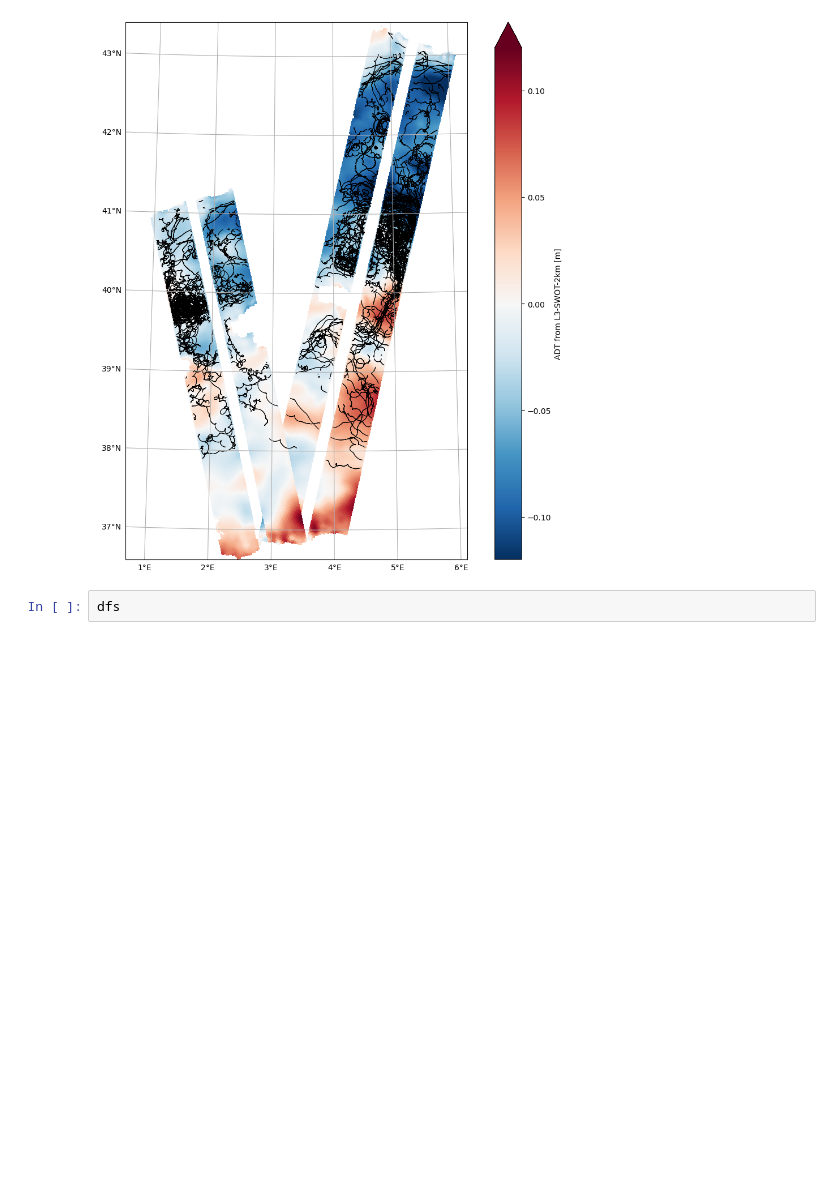
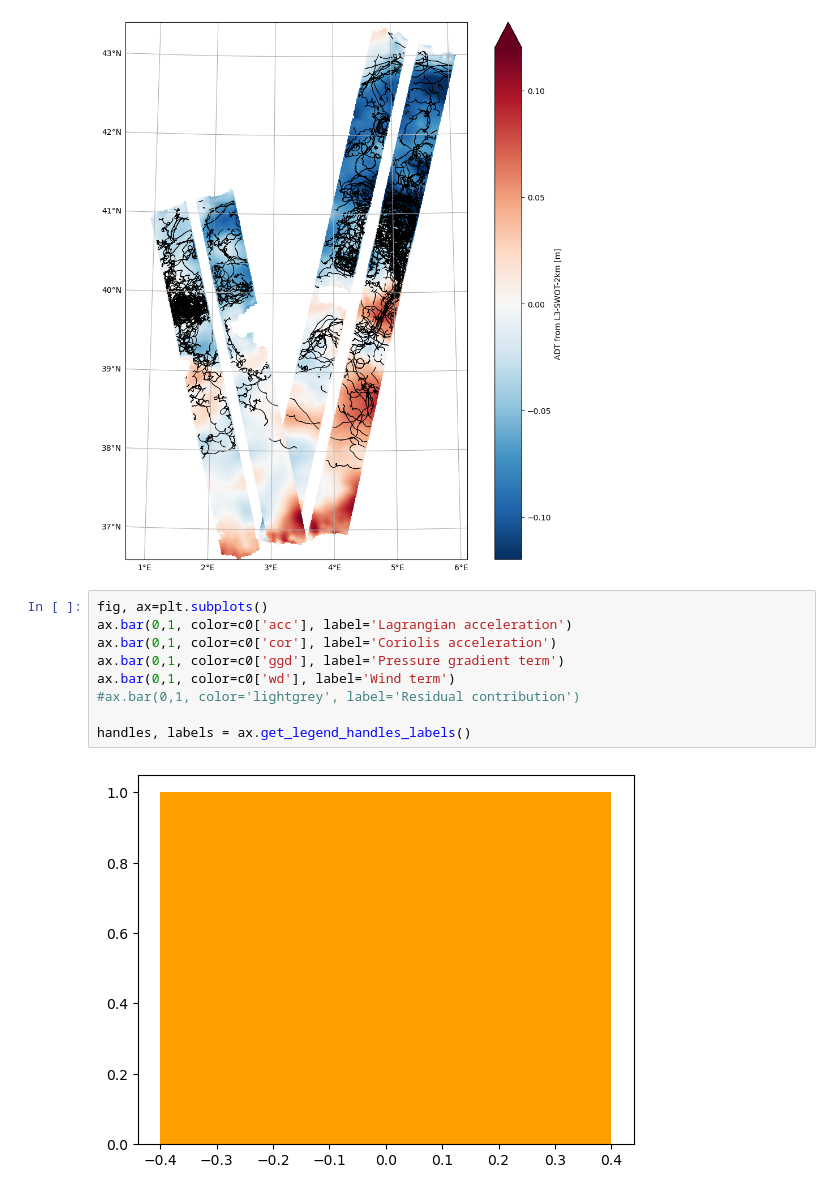
Before and after one commit to margot-demol/med_analysis, a Jupyter notebook: 03_Overview_visualization/12_image_coloc.ipynb, the cells around one changed output. Cells and saved outputs as stored; diff of their text form; blank space fills up the shorter version.

```diff
--- a/03_Overview_visualization/12_image_coloc.ipynb
+++ b/03_Overview_visualization/12_image_coloc.ipynb
@@ -103,7 +96,16 @@ fig.tight_layout()
 # %% [output]
 [figure]
 # %%
-dfs
+fig, ax=plt.subplots()
+ax.bar(0,1, color=c0['acc'], label='Lagrangian acceleration')
+ax.bar(0,1, color=c0['cor'], label='Coriolis acceleration')
+ax.bar(0,1, color=c0['ggd'], label='Pressure gradient term')
+ax.bar(0,1, color=c0['wd'], label='Wind term')
+#ax.bar(0,1, color='lightgrey', label='Residual contribution')
+
+handles, labels = ax.get_legend_handles_labels()
+# %% [output]
+[figure, added]
 # %%
 rn = 3000
 def plot_one_coloc(rn):
```
Also changed, not shown: parts of 5 cells of this notebook, 7 other files.
